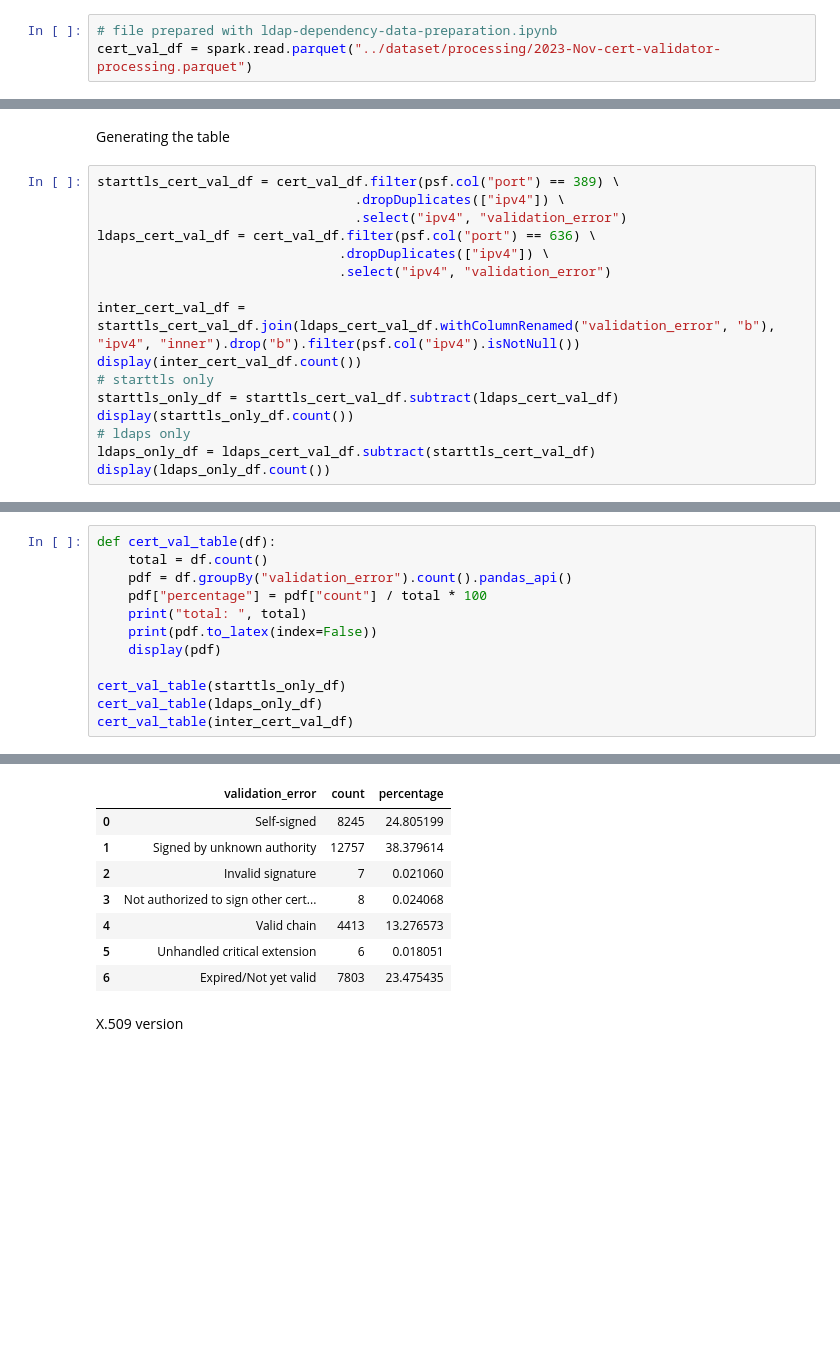
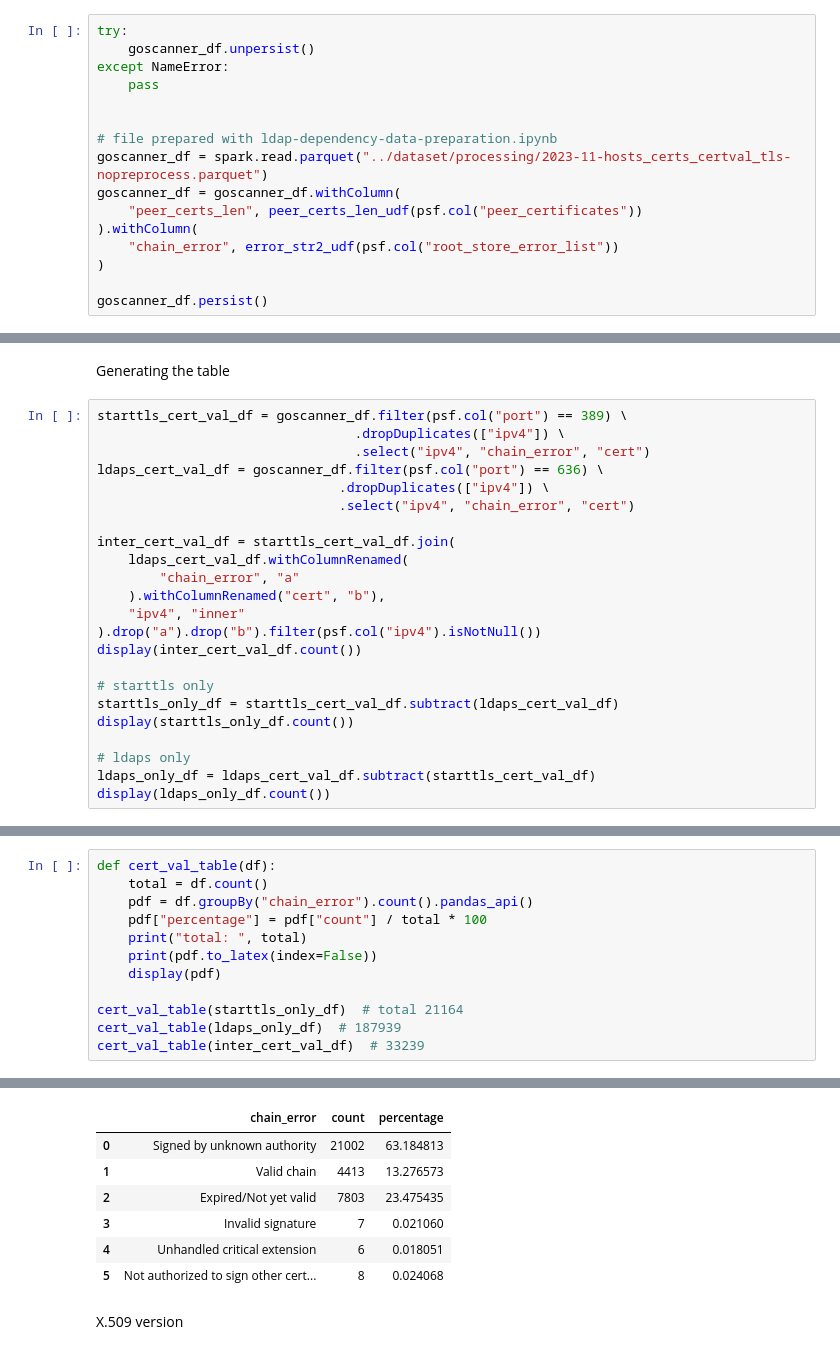
Before and after one commit to internettransparency/ldap-sequel, a Jupyter notebook: notebooks/analysis.ipynb, the cells around one changed output, grey strips where cells are left out. Drawn from its saved outputs; the diff is of its cells as text; blank space fills up the shorter version.

Commit message:
self signed certs implemented

```diff
--- a/notebooks/analysis.ipynb
+++ b/notebooks/analysis.ipynb
@@ -786,5 +932,18 @@ for i in range(2, len(dfs)):
 # %% [markdown]
 Load data prepared
 # %%
+try:
+    goscanner_df.unpersist()
+except NameError:
+    pass
+
+
 # file prepared with ldap-dependency-data-preparation.ipynb
-cert_val_df = spark.read.parquet("../dataset/processing/2023-Nov-cert-validator-processing.parquet")
+goscanner_df = spark.read.parquet("../dataset/processing/2023-11-hosts_certs_certval_tls-nopreprocess.parquet")
+goscanner_df = goscanner_df.withColumn(
+    "peer_certs_len", peer_certs_len_udf(psf.col("peer_certificates"))
+).withColumn(
+    "chain_error", error_str2_udf(psf.col("root_store_error_list"))
+)
+
+goscanner_df.persist()
@@ -791,18 +952,25 @@ cert_val_df = spark.read.parquet("../dataset/processing/2023-Nov-cert-validator-
 # %% [markdown]
 Generating the table
 # %%
-starttls_cert_val_df = cert_val_df.filter(psf.col("port") == 389) \
+starttls_cert_val_df = goscanner_df.filter(psf.col("port") == 389) \
                                  .dropDuplicates(["ipv4"]) \
-                                 .select("ipv4", "validation_error")
-ldaps_cert_val_df = cert_val_df.filter(psf.col("port") == 636) \
+                                 .select("ipv4", "chain_error", "cert")
+ldaps_cert_val_df = goscanner_df.filter(psf.col("port") == 636) \
                                .dropDuplicates(["ipv4"]) \
-                               .select("ipv4", "validation_error")
+                               .select("ipv4", "chain_error", "cert")
 
-inter_cert_val_df = starttls_cert_val_df.join(ldaps_cert_val_df.withColumnRenamed("validation_error", "b"), "ipv4", "inner").drop("b").filter(psf.col("ipv4").isNotNull())
+inter_cert_val_df = starttls_cert_val_df.join(
+    ldaps_cert_val_df.withColumnRenamed(
+        "chain_error", "a"
+    ).withColumnRenamed("cert", "b"),
+    "ipv4", "inner"
+).drop("a").drop("b").filter(psf.col("ipv4").isNotNull())
 display(inter_cert_val_df.count())
+
 # starttls only
 starttls_only_df = starttls_cert_val_df.subtract(ldaps_cert_val_df)
 display(starttls_only_df.count())
+
 # ldaps only
 ldaps_only_df = ldaps_cert_val_df.subtract(starttls_cert_val_df)
 display(ldaps_only_df.count())
@@ -813,13 +1019,13 @@ display(ldaps_only_df.count())
 # %%
 def cert_val_table(df):
     total = df.count()
-    pdf = df.groupBy("validation_error").count().pandas_api()
+    pdf = df.groupBy("chain_error").count().pandas_api()
     pdf["percentage"] = pdf["count"] / total * 100
     print("total: ", total)
     print(pdf.to_latex(index=False))
     display(pdf)
 
-cert_val_table(starttls_only_df)
-cert_val_table(ldaps_only_df)
-cert_val_table(inter_cert_val_df)
+cert_val_table(starttls_only_df)  # total 21164
+cert_val_table(ldaps_only_df)  # 187939
+cert_val_table(inter_cert_val_df)  # 33239
 # %% [output]
@@ -882,13 +1083,12 @@ Expired/Not yet valid & 7803 & 23.475435 \\
 \bottomrule
 \end{tabular}
-|  | validation_error | count | percentage |
-| 0 | Self-signed | 8245 | 24.805199 |
-| 1 | Signed by unknown authority | 12757 | 38.379614 |
-| 2 | Invalid signature | 7 | 0.021060 |
-| 3 | Not authorized to sign other cert... | 8 | 0.024068 |
-| 4 | Valid chain | 4413 | 13.276573 |
-| 5 | Unhandled critical extension | 6 | 0.018051 |
-| 6 | Expired/Not yet valid | 7803 | 23.475435 |
+|  | chain_error | count | percentage |
+| 0 | Signed by unknown authority | 21002 | 63.184813 |
+| 1 | Valid chain | 4413 | 13.276573 |
+| 2 | Expired/Not yet valid | 7803 | 23.475435 |
+| 3 | Invalid signature | 7 | 0.021060 |
+| 4 | Unhandled critical extension | 6 | 0.018051 |
+| 5 | Not authorized to sign other cert... | 8 | 0.024068 |
 # %% [markdown]
 X.509 version
 # %%
```
Also changed, not shown: parts of 52 cells of this notebook, 1 other file.
